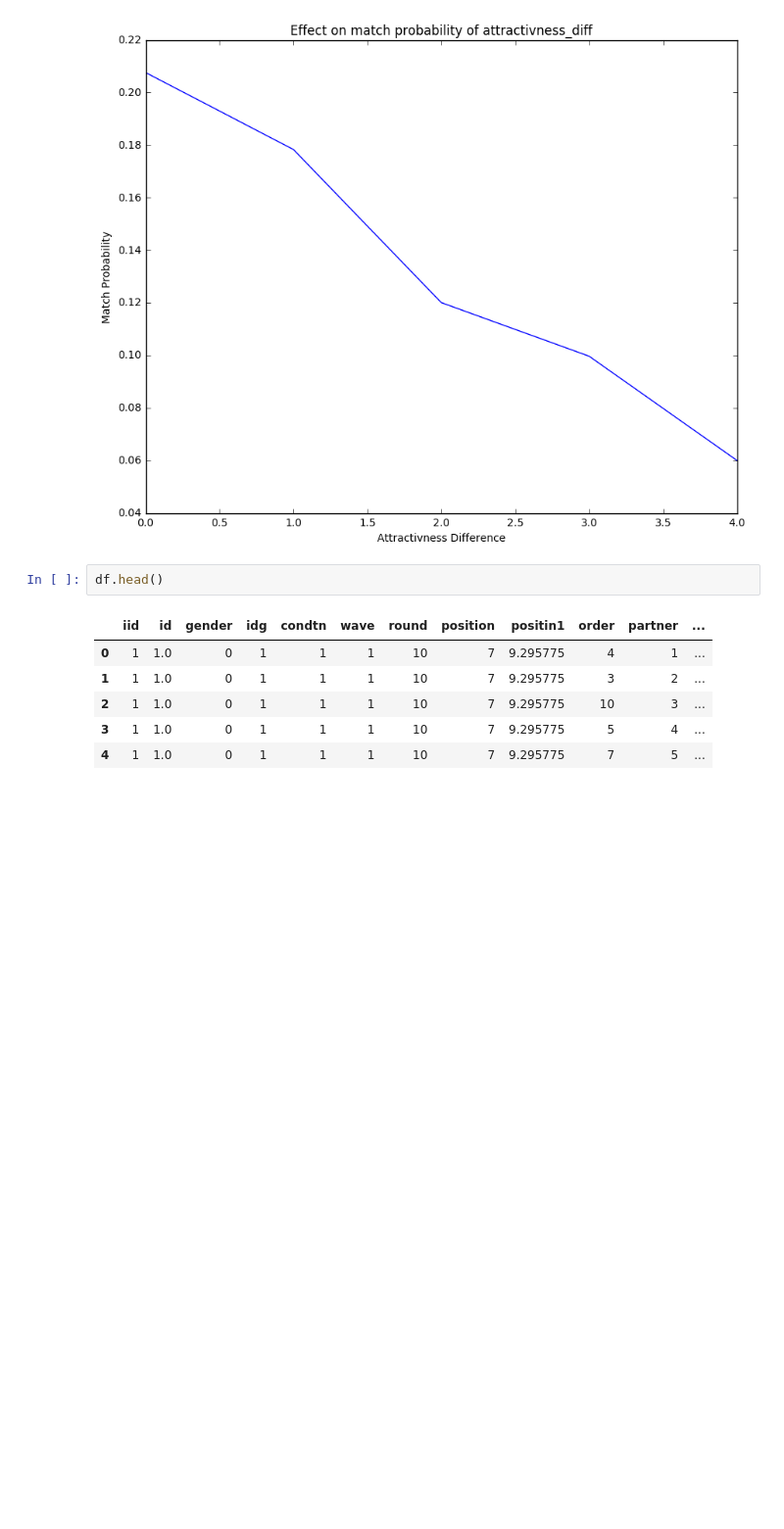
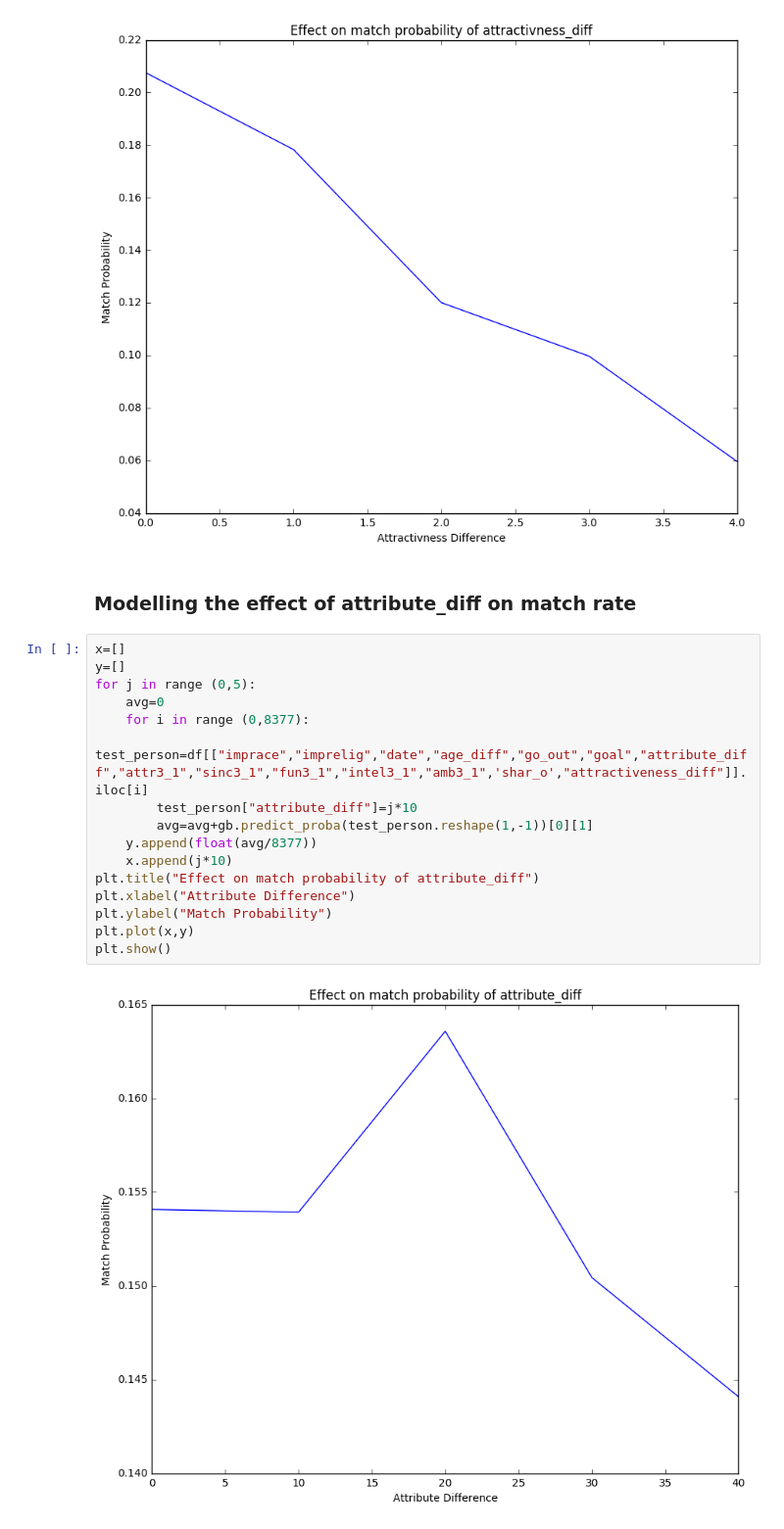
Before and after one commit to magescher/DataScience_SpeedDatingExperiment, a Jupyter notebook: SpeedDating.ipynb, the cells around one changed output. Shown: that part at 98% size. Drawn from its saved outputs; the diff is of its cells as text; blank space fills up the shorter version.

```diff
--- a/SpeedDating.ipynb
+++ b/SpeedDating.ipynb
@@ -606,12 +469,23 @@ plt.plot(x,y)
 plt.show()
 # %% [output]
 [figure]
-# %%
-df.head()
-# %% [output]
-|  | iid | id | gender | idg | condtn | wave | round | position | positin1 | order | partner | ... |
-| 0 | 1 | 1.0 | 0 | 1 | 1 | 1 | 10 | 7 | 9.295775 | 4 | 1 | ... |
-| 1 | 1 | 1.0 | 0 | 1 | 1 | 1 | 10 | 7 | 9.295775 | 3 | 2 | ... |
-| 2 | 1 | 1.0 | 0 | 1 | 1 | 1 | 10 | 7 | 9.295775 | 10 | 3 | ... |
-| 3 | 1 | 1.0 | 0 | 1 | 1 | 1 | 10 | 7 | 9.295775 | 5 | 4 | ... |
-| 4 | 1 | 1.0 | 0 | 1 | 1 | 1 | 10 | 7 | 9.295775 | 7 | 5 | ... |
+# %% [markdown]
+### Modelling the effect of attribute_diff on match rate
+# %%
+x=[]
+y=[]
+for j in range (0,5):
+    avg=0
+    for i in range (0,8377):
+        test_person=df[["imprace","imprelig","date","age_diff","go_out","goal","attribute_diff","attr3_1","sinc3_1","fun3_1","intel3_1","amb3_1",'shar_o',"attractiveness_diff"]].iloc[i]
+        test_person["attribute_diff"]=j*10
+        avg=avg+gb.predict_proba(test_person.reshape(1,-1))[0][1]
+    y.append(float(avg/8377))
+    x.append(j*10)
+plt.title("Effect on match probability of attribute_diff")
+plt.xlabel("Attribute Difference")
+plt.ylabel("Match Probability")
+plt.plot(x,y)
+plt.show()
+# %% [output]
+[figure, added]
```
Also changed, not shown: parts of 25 cells of this notebook.
